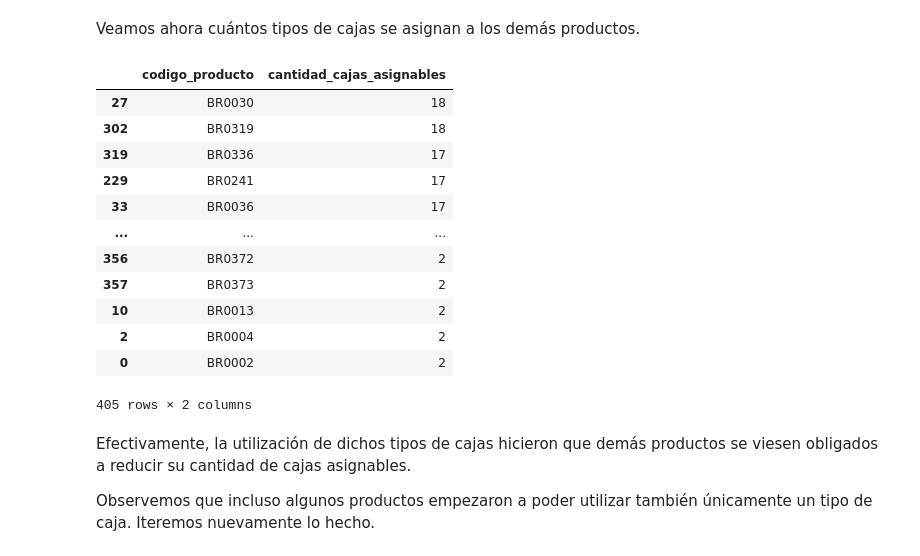
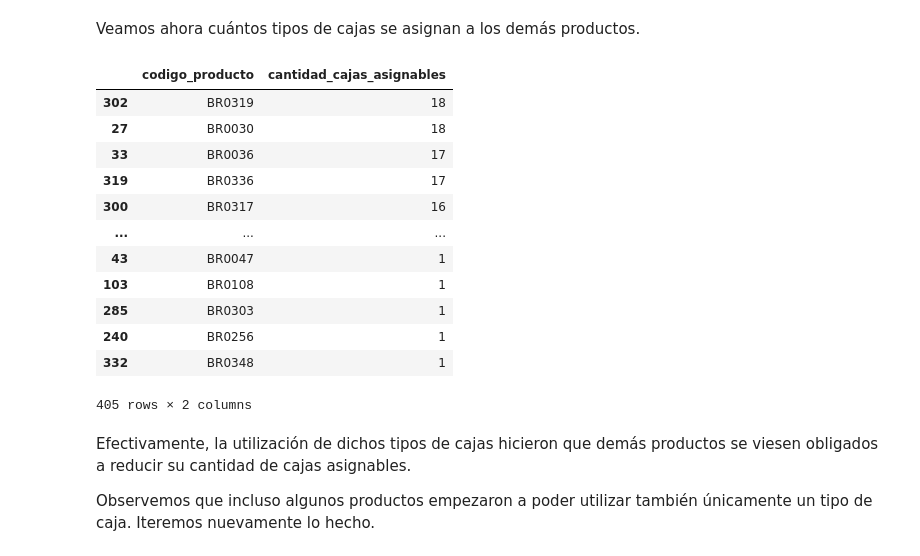
Before and after one commit to demianelnecave/AlixPartners-Competencia-Datos, a Jupyter notebook: 4.factibilidad.ipynb, the cells around one changed output. Cells and saved outputs as stored; diff of their text form; code cells hidden in the pictures.

```diff
--- a/4.factibilidad.ipynb
+++ b/4.factibilidad.ipynb
@@ -196,34 +196,34 @@ Veamos ahora cuántos tipos de cajas se asignan a los demás productos.
 # %%
 for producto, cajas in cajas_asignables_volumen.items():
     cajas_asignables = []
     for caja in cajas:
-        if caja.unidades_total() >= producto.produccion_total():
+        if caja.unidades_total() - caja.unidades_total_usadas() >= producto.produccion_total():
             cajas_asignables.append(caja)
     cajas_asignables_volumen[producto] = cajas_asignables
 
 df_volumen = pd.DataFrame([
     {
         'codigo_producto': producto.codigo_producto,
         'cantidad_cajas_asignables': len(cajas_asign),
     }
     for producto, cajas_asign in cajas_asignables_volumen.items()
 ])
 
 df_volumen = df_volumen.sort_values('cantidad_cajas_asignables', ascending=False)
 df_volumen
 # %% [output]
 |  | codigo_producto | cantidad_cajas_asignables |
+| 302 | BR0319 | 18 |
 | 27 | BR0030 | 18 |
-| 302 | BR0319 | 18 |
+| 33 | BR0036 | 17 |
 | 319 | BR0336 | 17 |
-| 229 | BR0241 | 17 |
-| 33 | BR0036 | 17 |
+| 300 | BR0317 | 16 |
 | ... | ... | ... |
-| 356 | BR0372 | 2 |
-| 357 | BR0373 | 2 |
-| 10 | BR0013 | 2 |
-| 2 | BR0004 | 2 |
-| 0 | BR0002 | 2 |
+| 43 | BR0047 | 1 |
+| 103 | BR0108 | 1 |
+| 285 | BR0303 | 1 |
+| 240 | BR0256 | 1 |
+| 332 | BR0348 | 1 |
 405 rows × 2 columns
 # %% [markdown]
 Efectivamente, la utilización de dichos tipos de cajas hicieron que demás productos se viesen obligados a reducir su cantidad de cajas asignables.
```
Also changed, not shown: parts of 4 cells of this notebook, 9 other files.
